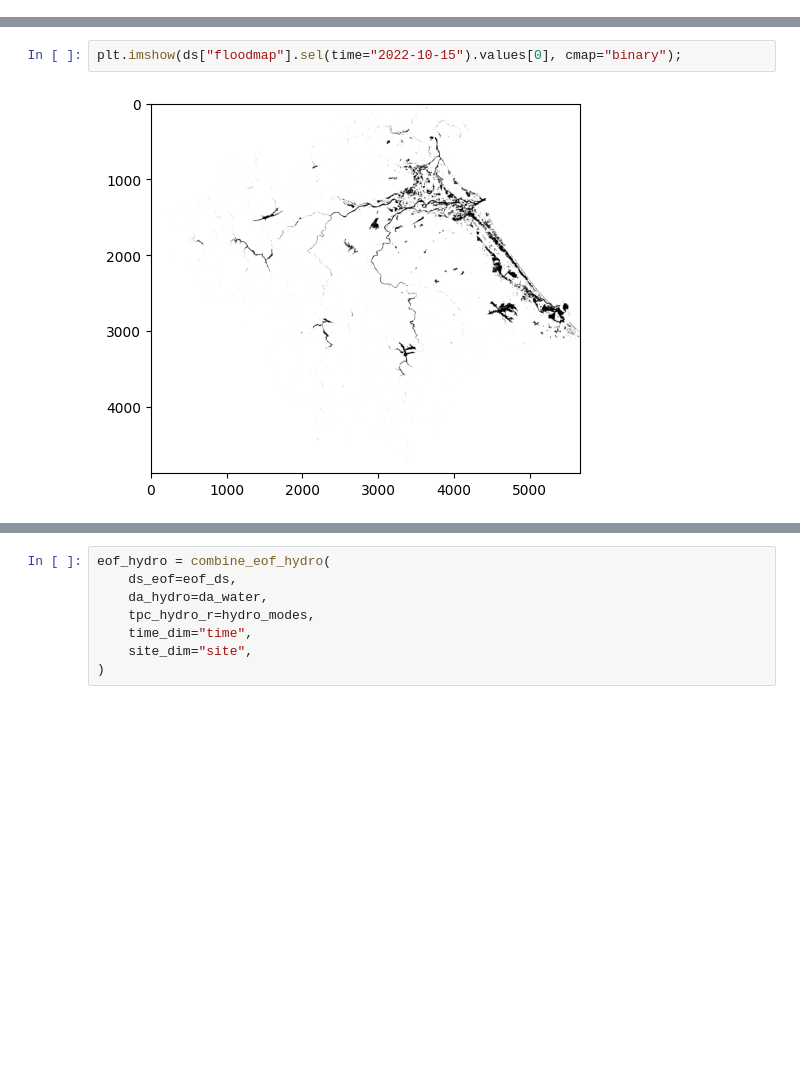
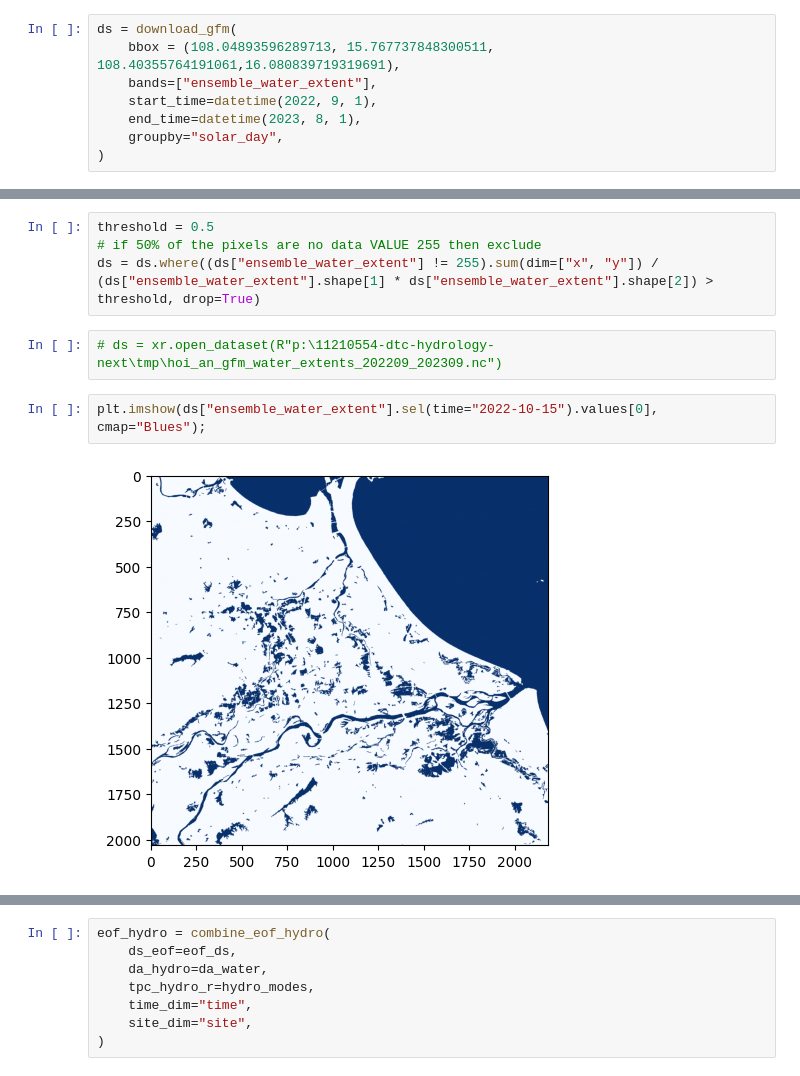
Before and after one commit to Deltares-research/EO-Flood-Ops, a Jupyter notebook: notebooks/test.ipynb, the cells around one changed output, grey strips where cells are left out. Saved outputs shown, nothing was run; the diff lists cells and outputs as text; blank space fills up the shorter version.

```diff
--- a/notebooks/test.ipynb
+++ b/notebooks/test.ipynb
@@ -42,0 +42,8 @@ ds = xr.concat(floodmaps, dim="time").sortby("time").to_dataset(
+# %%
+ds = download_gfm(
+    bbox = (108.04893596289713, 15.767737848300511, 108.40355764191061,16.080839719319691),
+    bands=["ensemble_water_extent"],
+    start_time=datetime(2022, 9, 1),
+    end_time=datetime(2023, 8, 1),
+    groupby="solar_day",
+)
@@ -43,7 +68,13 @@ ds = xr.concat(floodmaps, dim="time").sortby("time").to_dataset(
+# %%
+threshold = 0.5
+# if 50% of the pixels are no data VALUE 255 then exclude
+ds = ds.where((ds["ensemble_water_extent"] != 255).sum(dim=["x", "y"]) / (ds["ensemble_water_extent"].shape[1] * ds["ensemble_water_extent"].shape[2]) > threshold, drop=True)
+# %%
+# ds = xr.open_dataset(R"p:\11210554-dtc-hydrology-next\tmp\hoi_an_gfm_water_extents_202209_202309.nc")
 # %%
-plt.imshow(ds["floodmap"].sel(time="2022-10-15").values[0], cmap="binary");
+plt.imshow(ds["ensemble_water_extent"].sel(time="2022-10-15").values[0], cmap="Blues");
 # %% [output]
-[figure, old version]
+[figure, new version]
 # %%
 # Reading water level data from CSV and converting it to an xarray DataArray
 waterlevels_fn = R"p:\archivedprojects\11211461-010--eo-flood-ops\HoiAn\water_levels\Water_Level.csv"
```
Also changed, not shown: parts of 9 cells of this notebook, 3 other files.
